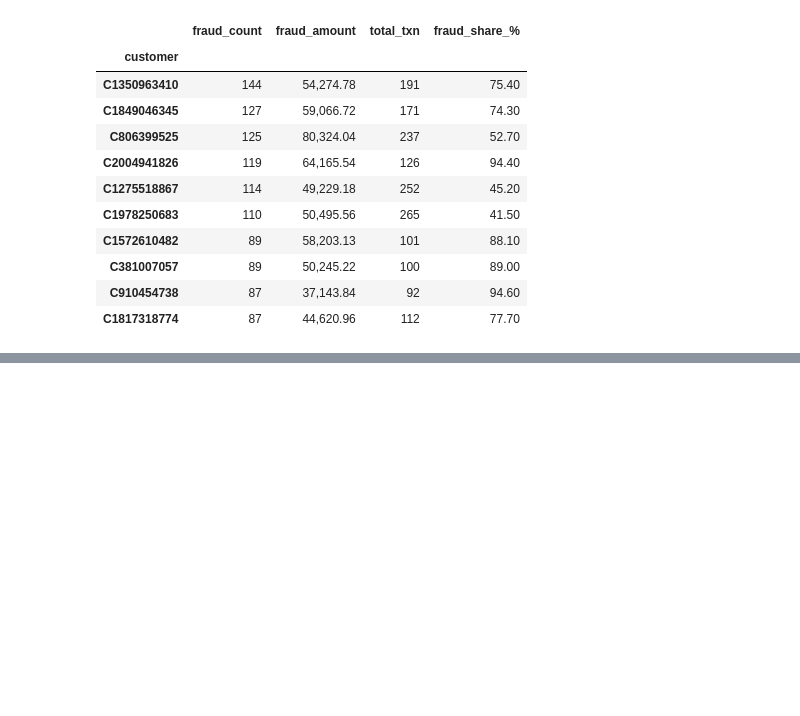
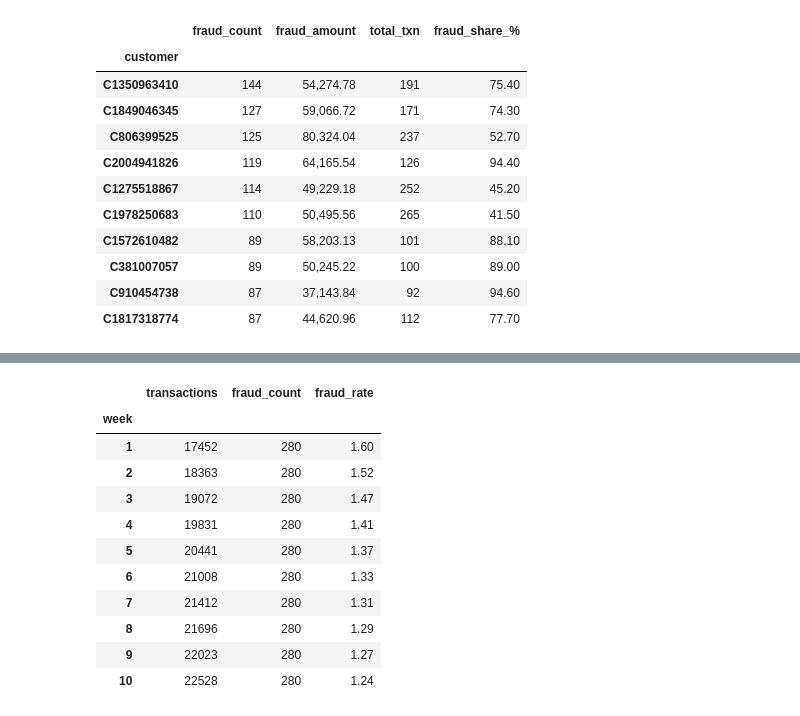
Before and after one commit to afroz-project/financial-fraud-detection, a Jupyter notebook: notebooks/03_eda.ipynb, the cells around one changed output, grey strips where cells are left out. Cells and saved outputs as stored; diff of their text form; code cells hidden in the pictures; blank space fills up the shorter version.

```diff
--- a/notebooks/03_eda.ipynb
+++ b/notebooks/03_eda.ipynb
@@ -228,0 +244,15 @@ top
+# %%
+weekly[["transactions", "fraud_count", "fraud_rate"]].head(10)
+# %% [output]
+|  | transactions | fraud_count | fraud_rate |
+| week |  |  |  |
+| 1 | 17452 | 280 | 1.60 |
+| 2 | 18363 | 280 | 1.52 |
+| 3 | 19072 | 280 | 1.47 |
+| 4 | 19831 | 280 | 1.41 |
+| 5 | 20441 | 280 | 1.37 |
+| 6 | 21008 | 280 | 1.33 |
+| 7 | 21412 | 280 | 1.31 |
+| 8 | 21696 | 280 | 1.29 |
+| 9 | 22023 | 280 | 1.27 |
+| 10 | 22528 | 280 | 1.24 |
```
Also changed, not shown: parts of 6 cells of this notebook, 4 other files.
